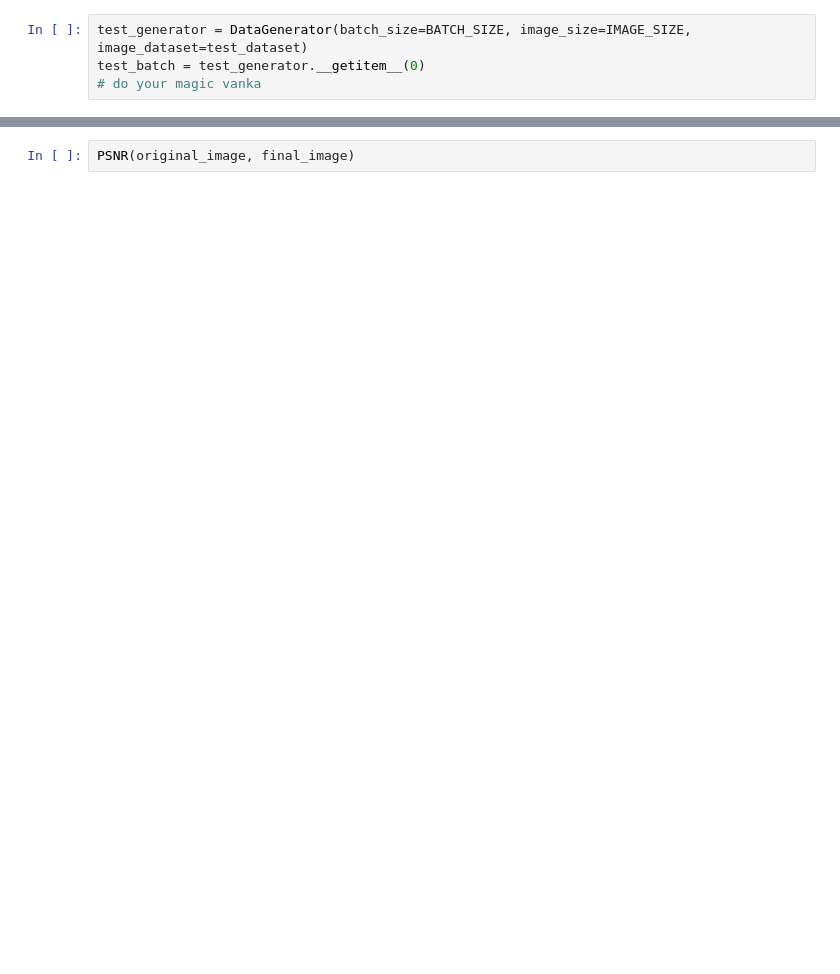
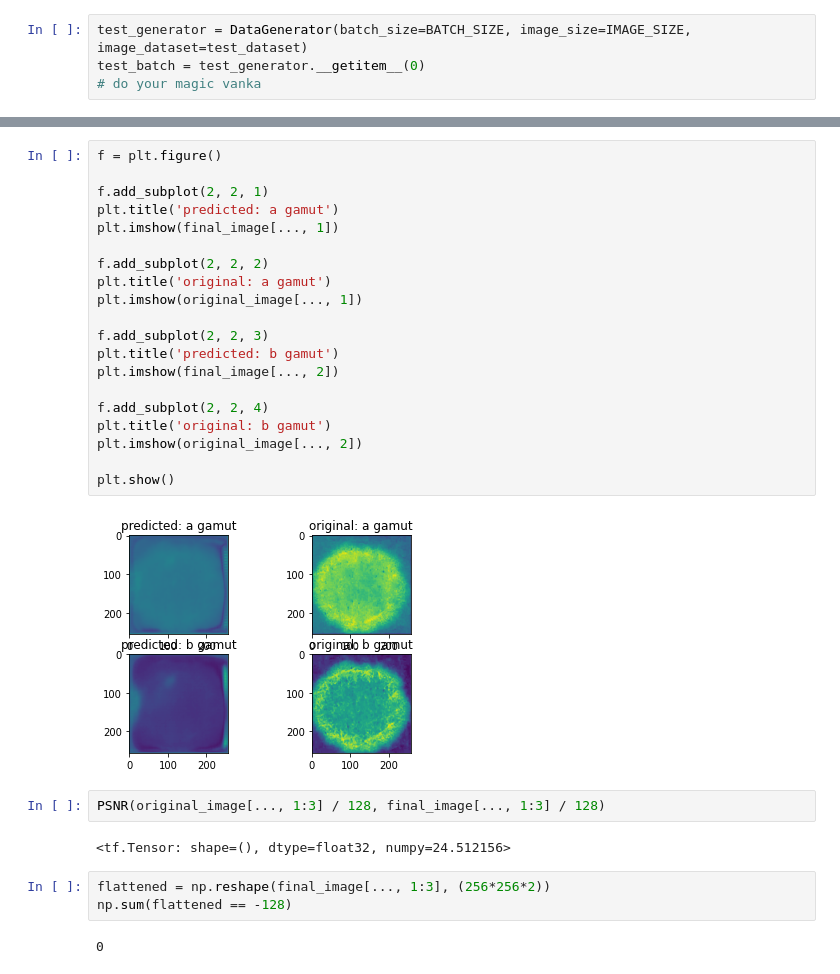
Before and after one commit to haivanka/Image-Colorization, a Jupyter notebook: train-test.ipynb, the cells around one changed output, grey strips where cells are left out. Cells and saved outputs as stored; diff of their text form; blank space fills up the shorter version.

```diff
--- a/train-test.ipynb
+++ b/train-test.ipynb
@@ -187,2 +179,31 @@ plt.show()
+# %%
+f = plt.figure()
+
+f.add_subplot(2, 2, 1)
+plt.title('predicted: a gamut')
+plt.imshow(final_image[..., 1])
+
+f.add_subplot(2, 2, 2)
+plt.title('original: a gamut')
+plt.imshow(original_image[..., 1])
+
+f.add_subplot(2, 2, 3)
+plt.title('predicted: b gamut')
+plt.imshow(final_image[..., 2])
+
+f.add_subplot(2, 2, 4)
+plt.title('original: b gamut')
+plt.imshow(original_image[..., 2])
+
+plt.show()
+# %% [output]
+[figure, added]
 # %%
-PSNR(original_image, final_image)
+PSNR(original_image[..., 1:3] / 128, final_image[..., 1:3] / 128)
+# %% [output]
+<tf.Tensor: shape=(), dtype=float32, numpy=24.512156>
+# %%
+flattened = np.reshape(final_image[..., 1:3], (256*256*2))
+np.sum(flattened == -128)
+# %% [output]
+0
```
Also changed, not shown: parts of 19 cells of this notebook, 1 other file.
